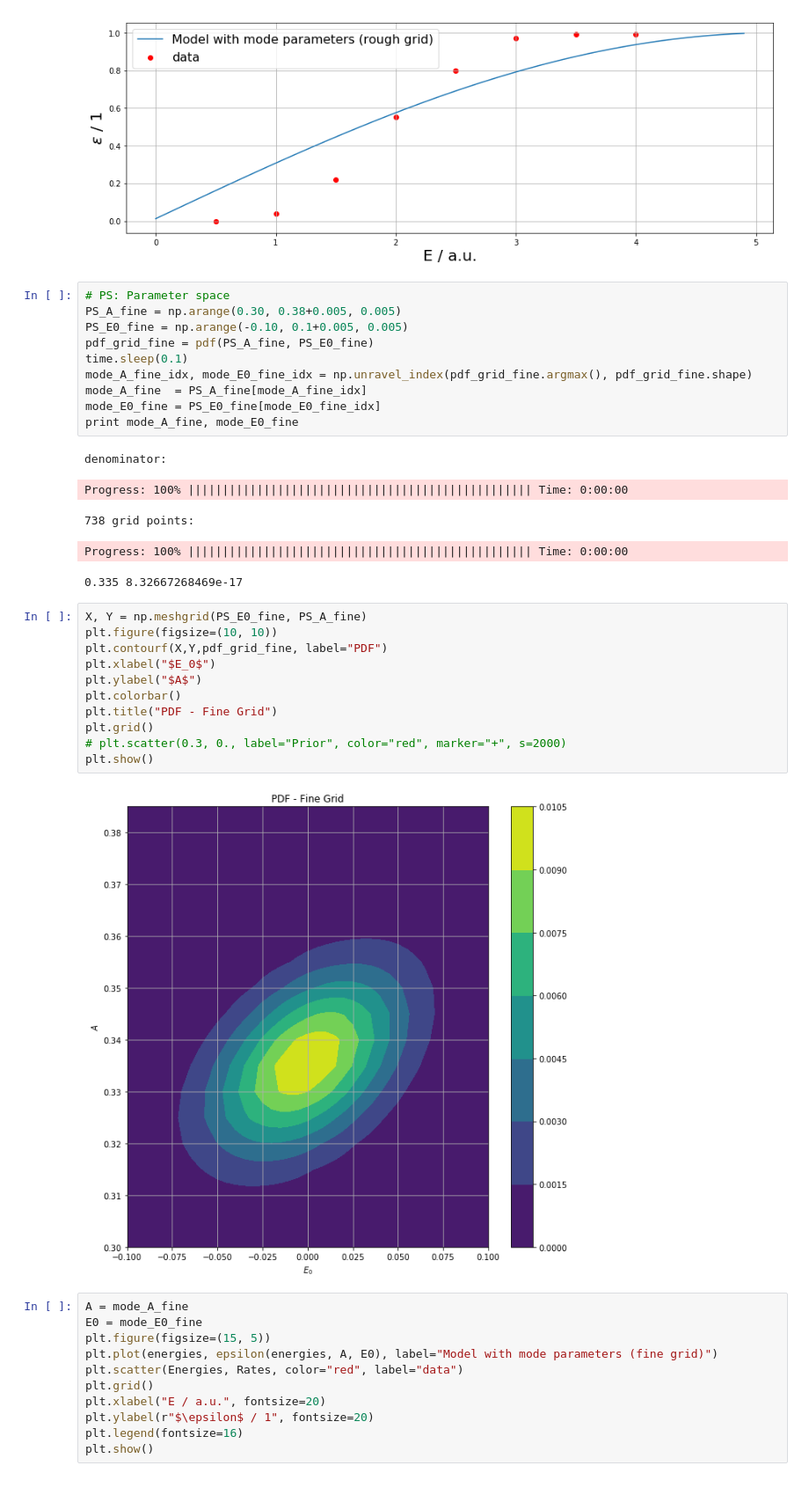
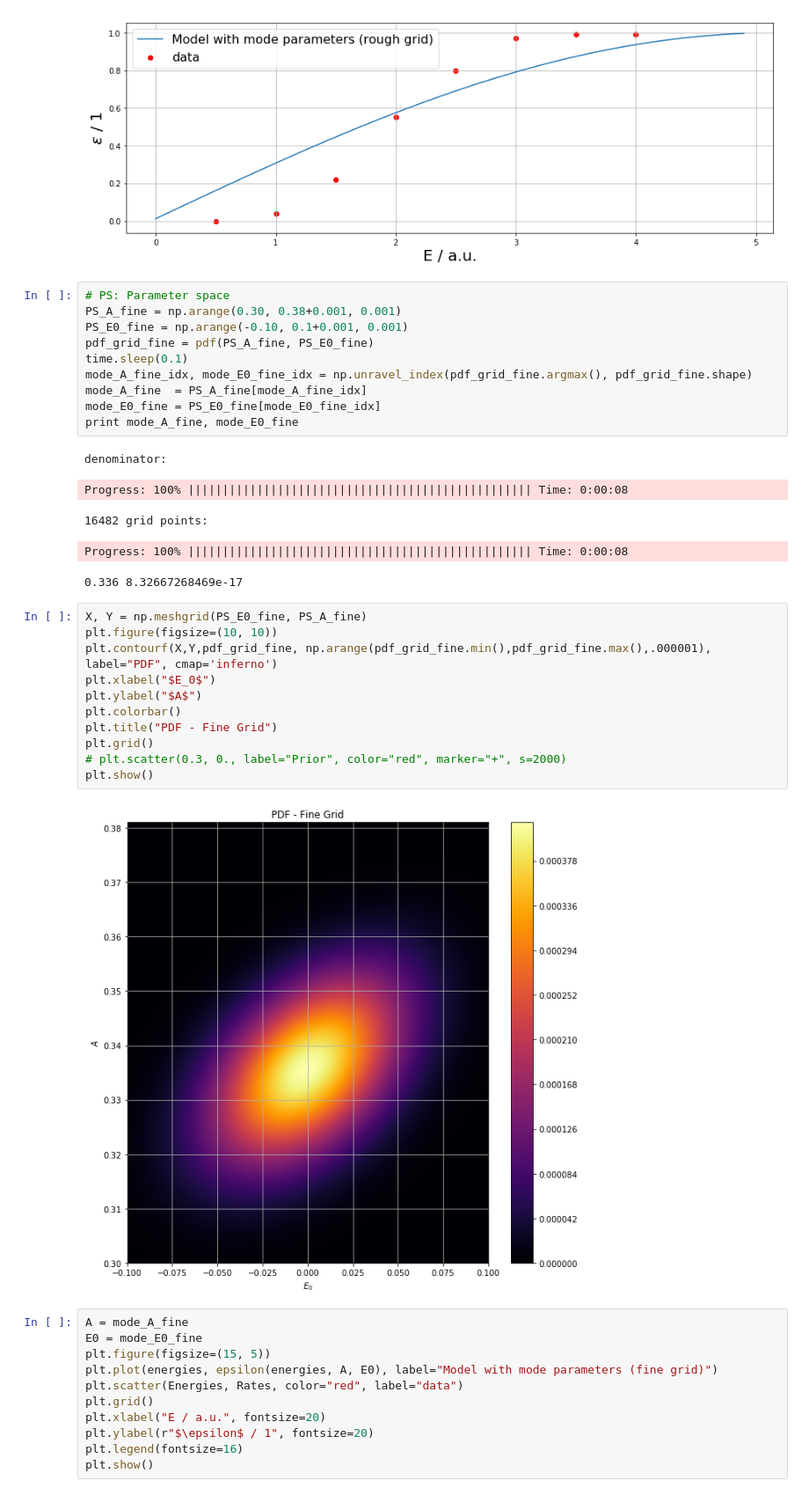
Before and after one commit to schustermartin/data_analysis_tutorium, a Jupyter notebook: Exercises/Chapter_05/Ch05_Ex02.ipynb, the cells around one changed output. Shown at 88% size. Cells and saved outputs as stored; diff of their text form.

```diff
--- a/Exercises/Chapter_05/Ch05_Ex02.ipynb
+++ b/Exercises/Chapter_05/Ch05_Ex02.ipynb
@@ -199,8 +199,8 @@ plt.show()
 [figure]
 # %%
 # PS: Parameter space
-PS_A_fine = np.arange(0.30, 0.38+0.005, 0.005)
-PS_E0_fine = np.arange(-0.10, 0.1+0.005, 0.005)
+PS_A_fine = np.arange(0.30, 0.38+0.001, 0.001)
+PS_E0_fine = np.arange(-0.10, 0.1+0.001, 0.001)
 pdf_grid_fine = pdf(PS_A_fine, PS_E0_fine)
 time.sleep(0.1)
 mode_A_fine_idx, mode_E0_fine_idx = np.unravel_index(pdf_grid_fine.argmax(), pdf_grid_fine.shape)
@@ -209,23 +209,23 @@ mode_E0_fine = PS_E0_fine[mode_E0_fine_idx]
 print mode_A_fine, mode_E0_fine
 # %% [output]
 denominator:
-Progress: 100% |||||||||||||||||||||||||||||||||||||||||||||||||| Time: 0:00:00
+Progress: 100% |||||||||||||||||||||||||||||||||||||||||||||||||| Time: 0:00:08
-738 grid points:
+16482 grid points:
-Progress: 100% |||||||||||||||||||||||||||||||||||||||||||||||||| Time: 0:00:00
+Progress: 100% |||||||||||||||||||||||||||||||||||||||||||||||||| Time: 0:00:08
-0.335 8.32667268469e-17
+0.336 8.32667268469e-17
 # %%
 X, Y = np.meshgrid(PS_E0_fine, PS_A_fine)
 plt.figure(figsize=(10, 10))
-plt.contourf(X,Y,pdf_grid_fine, label="PDF")
+plt.contourf(X,Y,pdf_grid_fine, np.arange(pdf_grid_fine.min(),pdf_grid_fine.max(),.000001), label="PDF", cmap='inferno')
 plt.xlabel("$E_0$")
 plt.ylabel("$A$")
 plt.colorbar()
 plt.title("PDF - Fine Grid")
 plt.grid()
 # plt.scatter(0.3, 0., label="Prior", color="red", marker="+", s=2000)
 plt.show()
 # %% [output]
-[figure, old version]
+[figure, new version]
 # %%
 A = mode_A_fine
 E0 = mode_E0_fine
```
Also changed, not shown: parts of 7 cells of this notebook.
